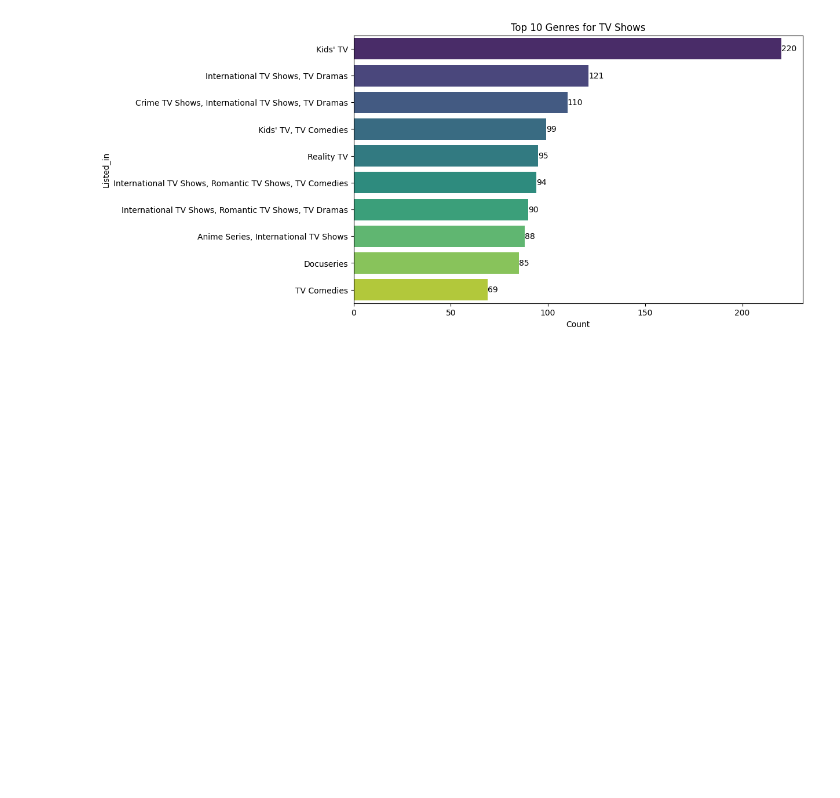
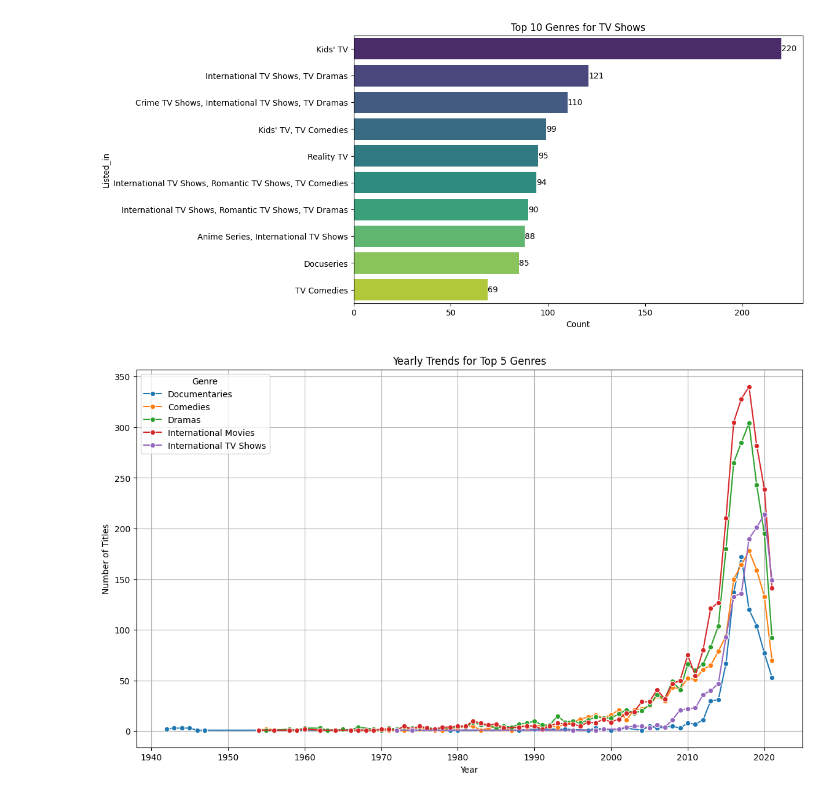
Before and after one commit to DarrenChooo/netflix_data, a Jupyter notebook: netflix.ipynb, the cells around one changed output. Drawn from its saved outputs; the diff is of its cells as text; code cells hidden in the pictures; blank space fills up the shorter version.

```diff
--- a/netflix.ipynb
+++ b/netflix.ipynb
@@ -220,3 +221,46 @@ plot_category_counts(df, 'listed_in', 'Top 10 Genres for Movies', top_n=10, filt
 plot_category_counts(df, 'listed_in', 'Top 10 Genres for TV Shows', top_n=10, filter_by='type', filter_value='TV Show')
 # %% [output]
 [figure]
+# %%
+def plot_yearly_genre_trends(data, top_n_genres):
+    """
+    Plot the yearly trends for the top N genres.
+
+    Parameters:
+        data (DataFrame): The DataFrame containing the data.
+        top_n_genres (int): The number of top genres to include in the plot.
+    """
+    # Ensure 'release_year' is a numerical column
+    data['release_year'] = pd.to_numeric(data['release_year'], errors='coerce')
+
+    # Filter out rows without a valid release year
+    data = data.dropna(subset=['release_year'])
+
+    # Split and explode genres
+    data = data.copy()
+    data['listed_in'] = data['listed_in'].str.split(', ')
+    exploded_data = data.explode('listed_in')
+
+    # Group by release year and genre, then count occurrences
+    genre_trends = exploded_data.groupby(['release_year', 'listed_in']).size().reset_index(name='count')
+
+    # Find the top N genres
+    top_genres = exploded_data['listed_in'].value_counts().head(top_n_genres).index
+
+    # Filter the trends data to include only the top genres
+    filtered_trends = genre_trends[genre_trends['listed_in'].isin(top_genres)]
+
+    # Plot the data
+    plt.figure(figsize=(14, 8))
+    sns.lineplot(data=filtered_trends, x='release_year', y='count', hue='listed_in', marker='o', palette='tab10')
+    plt.title(f'Yearly Trends for Top {top_n_genres} Genres')
+    plt.xlabel('Year')
+    plt.ylabel('Number of Titles')
+    plt.legend(title='Genre')
+    plt.grid(True)
+    plt.show()
+
+# Line chart for yearly trends for the top 5 genres
+plot_yearly_genre_trends(df, top_n_genres=5)
+# %% [output]
+[figure, added]
```
Also changed, not shown: parts of 4 cells of this notebook.
